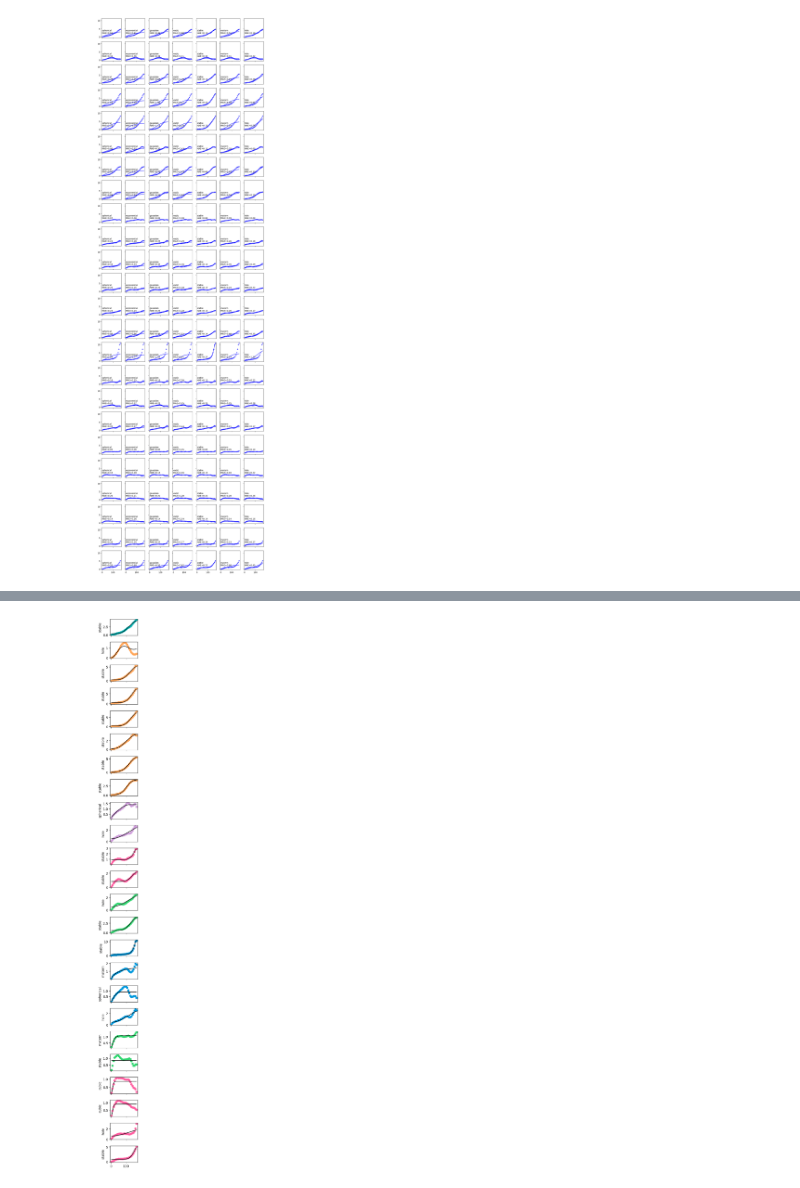
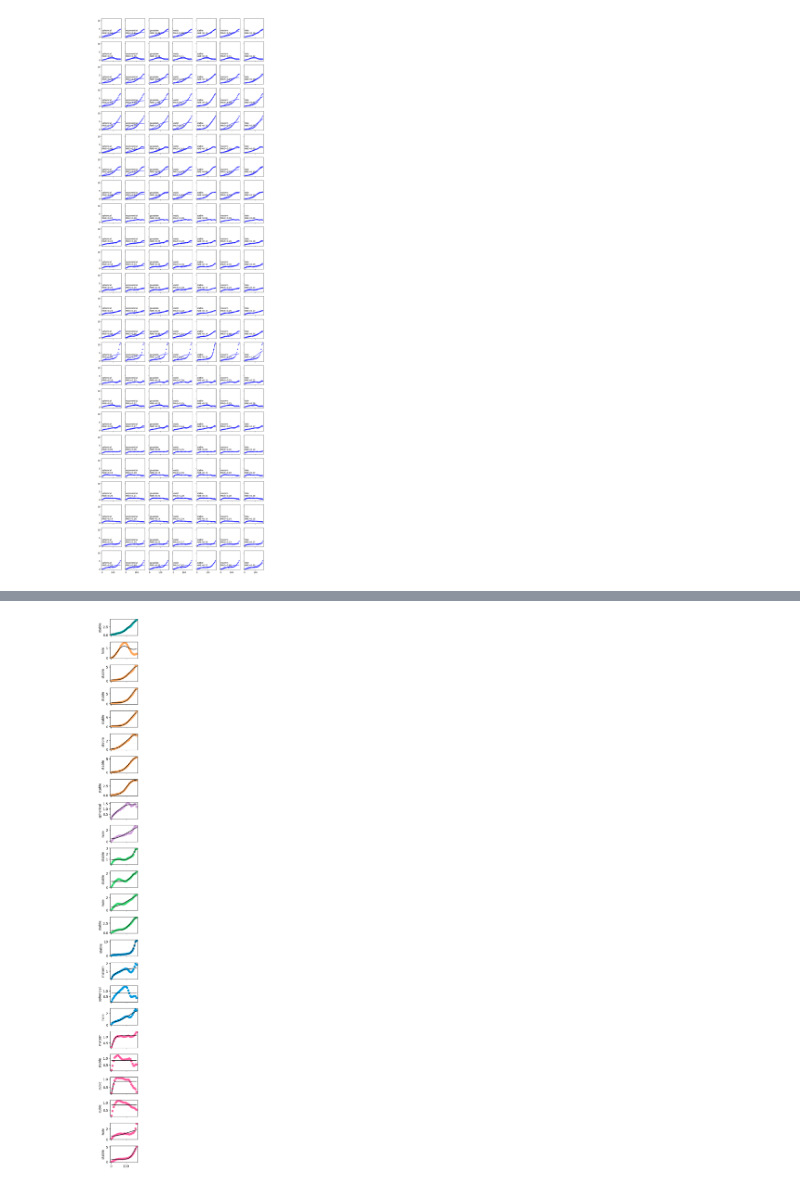
Before and after one commit to yiguzhou/zhou_interpolates, a Jupyter notebook: code/revision.ipynb, the cells around one changed output, grey strips where cells are left out. Cells and saved outputs as stored; diff of their text form; code cells hidden in the pictures.

```diff
--- a/code/revision.ipynb
+++ b/code/revision.ipynb
@@ -101,7 +101,7 @@ for mi, mapname in enumerate(mapnames):
         x_s = np.linspace(h.min(), h.max())
         axs[mi, ind].plot(h, v_pred, color = 'b')
         mae = np.mean(metrics.metric(v_pred, ev, 'residual'))
-        r2 = r2_score(ev, v_pred)
+        r2 = r2_score(ev, v_pred, force_finite=False)
         gof[model] = r2
 
         axs[mi, ind].text(x=0, y=2,s= model + "\n" + r'MAE=' + '{0:.2f}'.format(mae))
@@ -123,7 +123,7 @@ from interpmodules import helpers
 
 global_i_s = pd.DataFrame(index = maptags, columns = ['i'])
 
-Dist = helpers.internal_distance_matrix(src_pvdata.points, 'euclidean')
+Dist = helpers.internal_distance_matrix(src_pvdata.points, 'geodesic')
 
 for maptag in maptags:
     global_i = helpers.morans_i(Dist, src_pvdata[maptag], normalize=True)
@@ -256,7 +201,7 @@ from interpmodules import metrics
 
 fig, axs = plt.subplots(24, 1, figsize = (2,24), sharex=True)
 
-for mi, mapname in enumerate(maptags):
+for mi, mapname in enumerate(mapnames):
     ev = all_ev[:,mi]
     nh = 25
 
@@ -265,31 +210,31 @@ for mi, mapname in enumerate(maptags):
              }
 
     mapvals = zscore(src_pvdata[mapname])
     bounds = {3: ([0.00001]*3, [np.max(Dist), semivariance(np.nanmax(mapvals), np.nanmin(mapvals)),
                         semivariance(np.nanmax(mapvals), np.nanmin(mapvals))]),
     4: ([0.00001]*4, [np.max(Dist), semivariance(np.nanmax(mapvals), np.nanmin(mapvals)),
                         semivariance(np.nanmax(mapvals), np.nanmin(mapvals)), 100])}
 
     cof = None; cov = None
 
     gof = {}
 
     axs[mi].scatter(h, ev, color = extended_cpal[mapname])
 
     model = show_models[mi]
     if model in ['stable', 'matern']:
         cof, cov = curve_fit(skgstat_mdls[model], h, ev, method = 'trf', p0 = bounds[4][1], bounds = bounds[4], maxfev=1000)
 
     else:
         cof, cov = curve_fit(skgstat_mdls[model], h, ev, method = 'trf', p0 = bounds[3][1], bounds = bounds[3], maxfev=1000)
 
     v_pred = skgstat_mdls[model](h, *cof)
     x_s = np.linspace(h.min(), h.max())
     axs[mi].plot(h, v_pred, color = 'k')
     mae = np.mean(metrics.metric(v_pred, ev, 'residual'))
     gof[model] = mae
     axs[mi].set_ylabel(model)
 plt.tight_layout()
 plt.savefig(projdir + "/figs/rev_figs4_neuromaps_little_variograms.svg")
 # %% [output]
-[figure, old version]
+[figure, new version]
```
Also changed, not shown: parts of 29 cells of this notebook, 2 other files.
